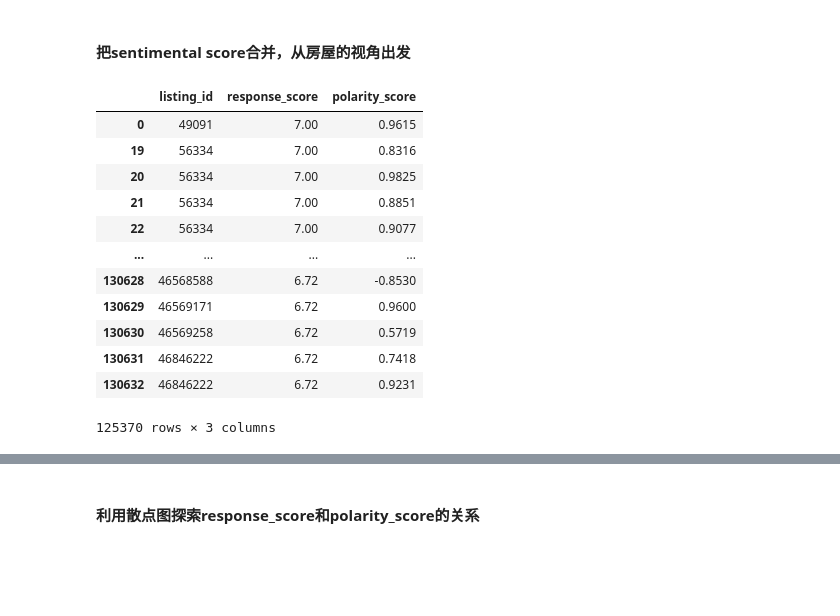
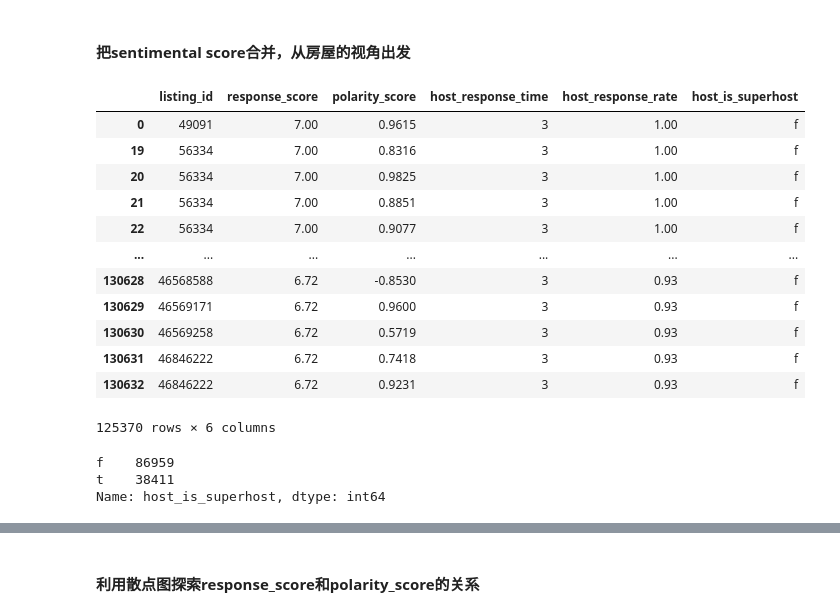
Before and after one commit to JT-H/Recommendation-System-for-Airbnb-Houses, a Jupyter notebook: EDA/Notebooks/EDA-3.ipynb, the cells around one changed output, grey strips where cells are left out. Cells and saved outputs as stored; diff of their text form; code cells hidden in the pictures; blank space fills up the shorter version.

```diff
--- a/EDA/Notebooks/EDA-3.ipynb
+++ b/EDA/Notebooks/EDA-3.ipynb
@@ -180,21 +178,27 @@ Name: response_score, Length: 128, dtype: int64
 # %% [markdown]
 #### 把sentimental score合并，从房屋的视角出发
 # %%
-df2=df[["listing_id","response_score","polarity_score"]]
+df2=df[["listing_id","response_score","polarity_score","host_response_time","host_response_rate","host_is_superhost"]]
 df2
 # %% [output]
-|  | listing_id | response_score | polarity_score |
-| 0 | 49091 | 7.00 | 0.9615 |
-| 19 | 56334 | 7.00 | 0.8316 |
-| 20 | 56334 | 7.00 | 0.9825 |
-| 21 | 56334 | 7.00 | 0.8851 |
-| 22 | 56334 | 7.00 | 0.9077 |
-| ... | ... | ... | ... |
-| 130628 | 46568588 | 6.72 | -0.8530 |
-| 130629 | 46569171 | 6.72 | 0.9600 |
-| 130630 | 46569258 | 6.72 | 0.5719 |
-| 130631 | 46846222 | 6.72 | 0.7418 |
-| 130632 | 46846222 | 6.72 | 0.9231 |
+|  | listing_id | response_score | polarity_score | host_response_time | host_response_rate | host_is_superhost |
+| 0 | 49091 | 7.00 | 0.9615 | 3 | 1.00 | f |
+| 19 | 56334 | 7.00 | 0.8316 | 3 | 1.00 | f |
+| 20 | 56334 | 7.00 | 0.9825 | 3 | 1.00 | f |
+| 21 | 56334 | 7.00 | 0.8851 | 3 | 1.00 | f |
+| 22 | 56334 | 7.00 | 0.9077 | 3 | 1.00 | f |
+| ... | ... | ... | ... | ... | ... | ... |
+| 130628 | 46568588 | 6.72 | -0.8530 | 3 | 0.93 | f |
+| 130629 | 46569171 | 6.72 | 0.9600 | 3 | 0.93 | f |
+| 130630 | 46569258 | 6.72 | 0.5719 | 3 | 0.93 | f |
+| 130631 | 46846222 | 6.72 | 0.7418 | 3 | 0.93 | f |
+| 130632 | 46846222 | 6.72 | 0.9231 | 3 | 0.93 | f |
-125370 rows × 3 columns
+125370 rows × 6 columns
+# %%
+df2.host_is_superhost.value_counts()
+# %% [output]
+f    86959
+t    38411
+Name: host_is_superhost, dtype: int64
 # %%
 df3= pd.pivot_table(df2,
```
Also changed, not shown: parts of 18 cells of this notebook, 14 other files.
